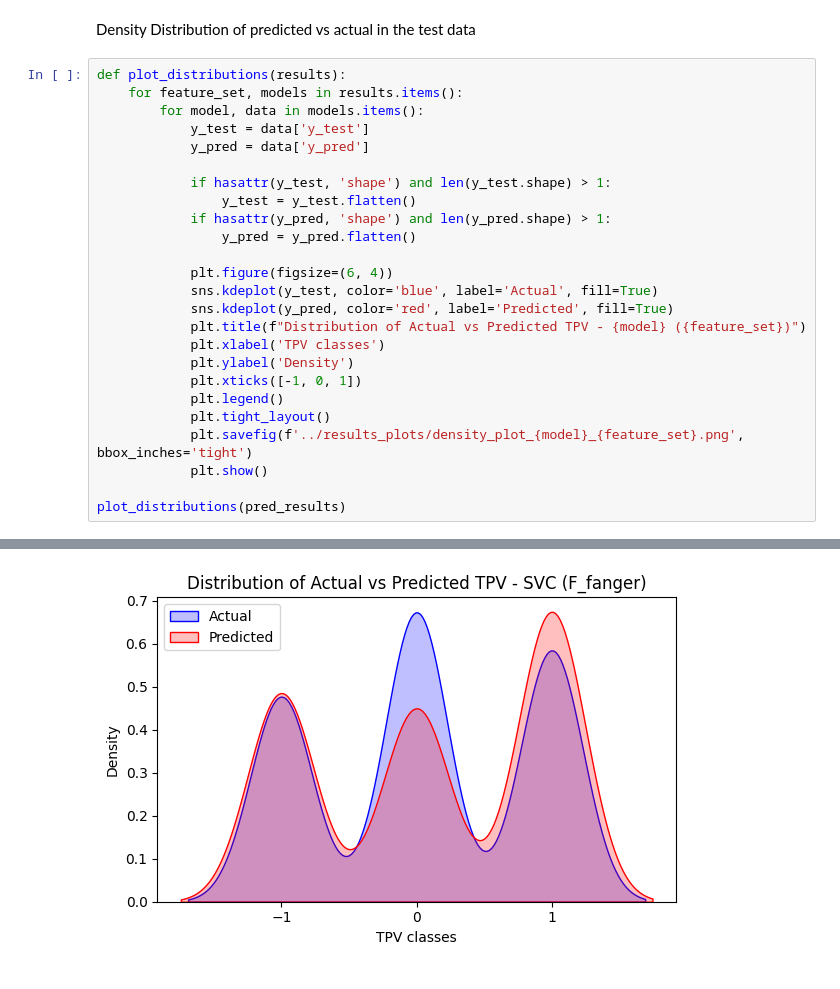
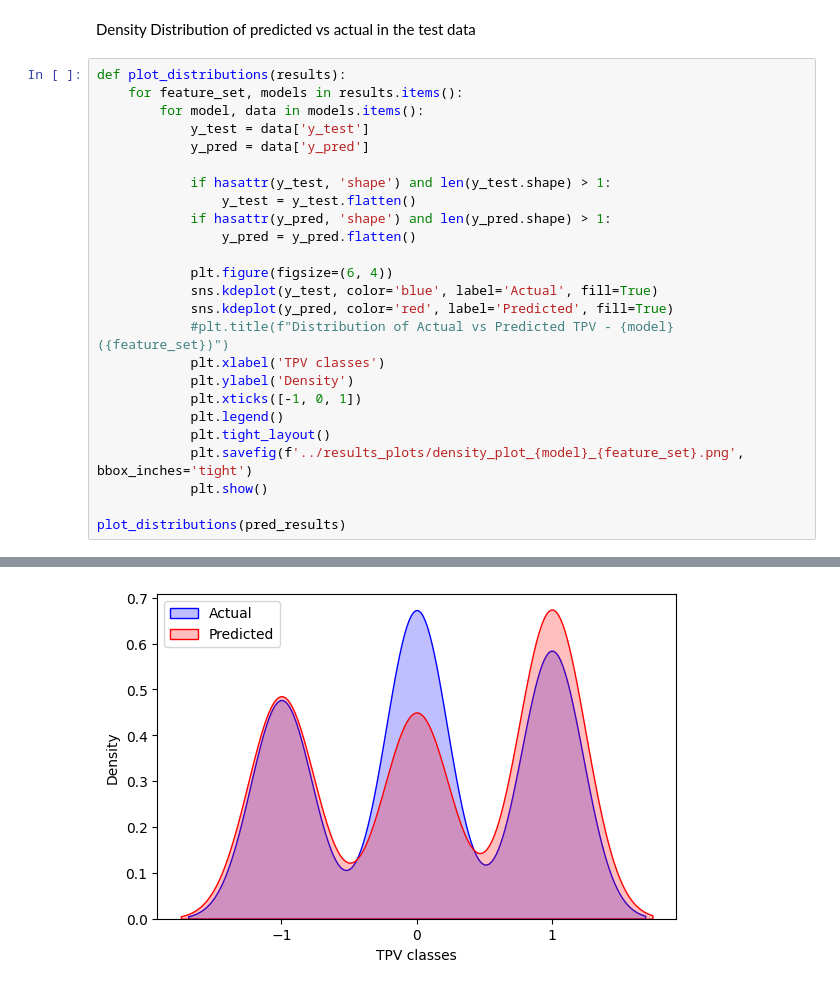
Before and after one commit to TUB-DVG/DVG-climate-chamber-comfort-dataset, a Jupyter notebook: model_scripts/plot_results.ipynb, the cells around one changed output, grey strips where cells are left out. Drawn from its saved outputs; the diff is of its cells as text.

```diff
--- a/model_scripts/plot_results.ipynb
+++ b/model_scripts/plot_results.ipynb
@@ -300,7 +300,7 @@ def plot_distributions(results):
             plt.figure(figsize=(6, 4))
             sns.kdeplot(y_test, color='blue', label='Actual', fill=True)
             sns.kdeplot(y_pred, color='red', label='Predicted', fill=True)
-            plt.title(f"Distribution of Actual vs Predicted TPV - {model} ({feature_set})")
+            #plt.title(f"Distribution of Actual vs Predicted TPV - {model} ({feature_set})")
             plt.xlabel('TPV classes')
             plt.ylabel('Density')
             plt.xticks([-1, 0, 1])
@@ -315 +315 @@ plot_distributions(pred_results)
-[figure, old version]
+[figure, new version]
```
Also changed, not shown: parts of 6 cells of this notebook, 35 other files.
